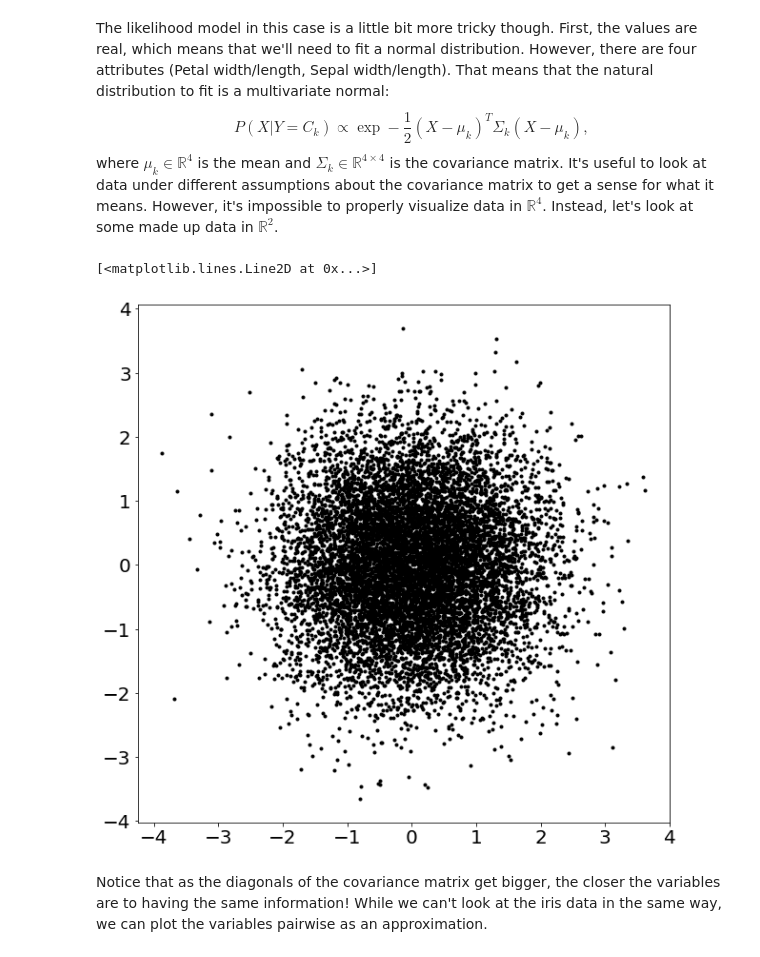
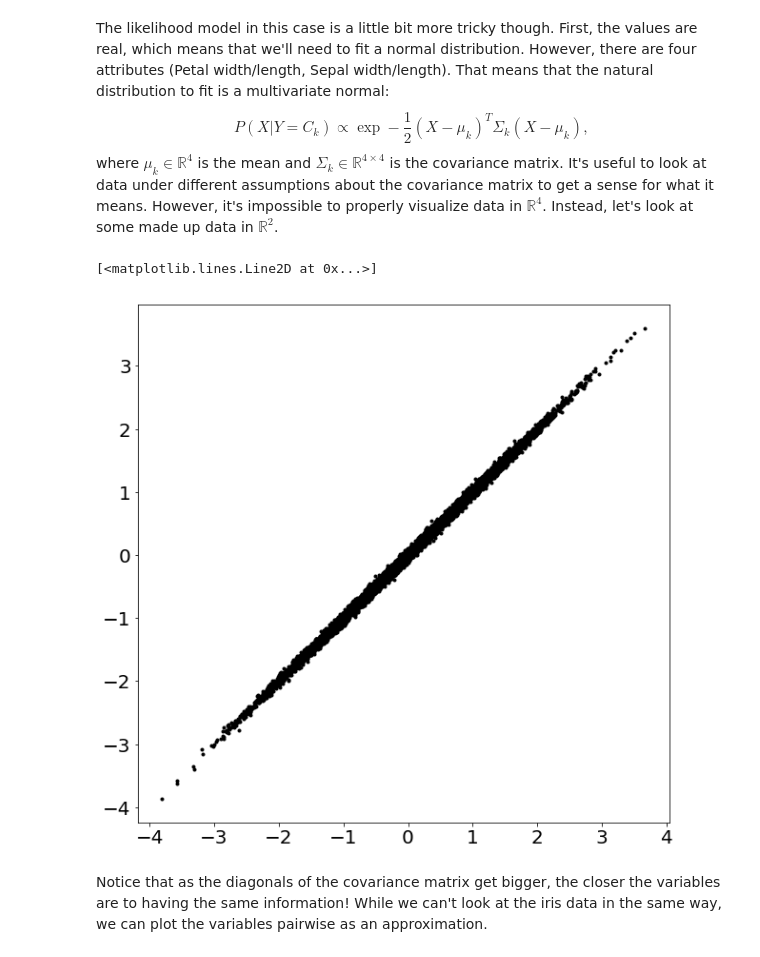
Before and after one commit to UMT-CS447-547-Fall-2018/Lecture_Notes, a Jupyter notebook: 03_naive_bayes.ipynb, the cells around one changed output. Saved outputs shown, nothing was run; the diff lists cells and outputs as text; code cells hidden in the pictures.

```diff
--- a/03_naive_bayes.ipynb
+++ b/03_naive_bayes.ipynb
@@ -148,16 +146,16 @@ where $\mu_k \in \mathbb{R}^4$ is the mean and $\Sigma_k \in \mathbb{R}^{4\times
 # %%
 mpl.rcParams['figure.figsize'] = [10,10]
 
-Sigma = np.array([[1,0.0],[0,1]])
+Sigma = np.array([[1,0.999],[0.999,1]])
 A = np.linalg.cholesky(Sigma)
 mu = np.array([0,0])
 y = np.random.randn(2,10000)
 x = np.dot(A,y).T + mu
 
 plt.plot(x[:,0],x[:,1],'k.')
 # %% [output]
 [<matplotlib.lines.Line2D at 0x...>]
-[figure, old version]
+[figure, new version]
 # %% [markdown]
 Notice that as the diagonals of the covariance matrix get bigger, the closer the variables are to having the same information!  While we can't look at the iris data in the same way, we can plot the variables pairwise as an approximation.
 # %%
```
Also changed, not shown: parts of 7 cells of this notebook, 1 other file.
